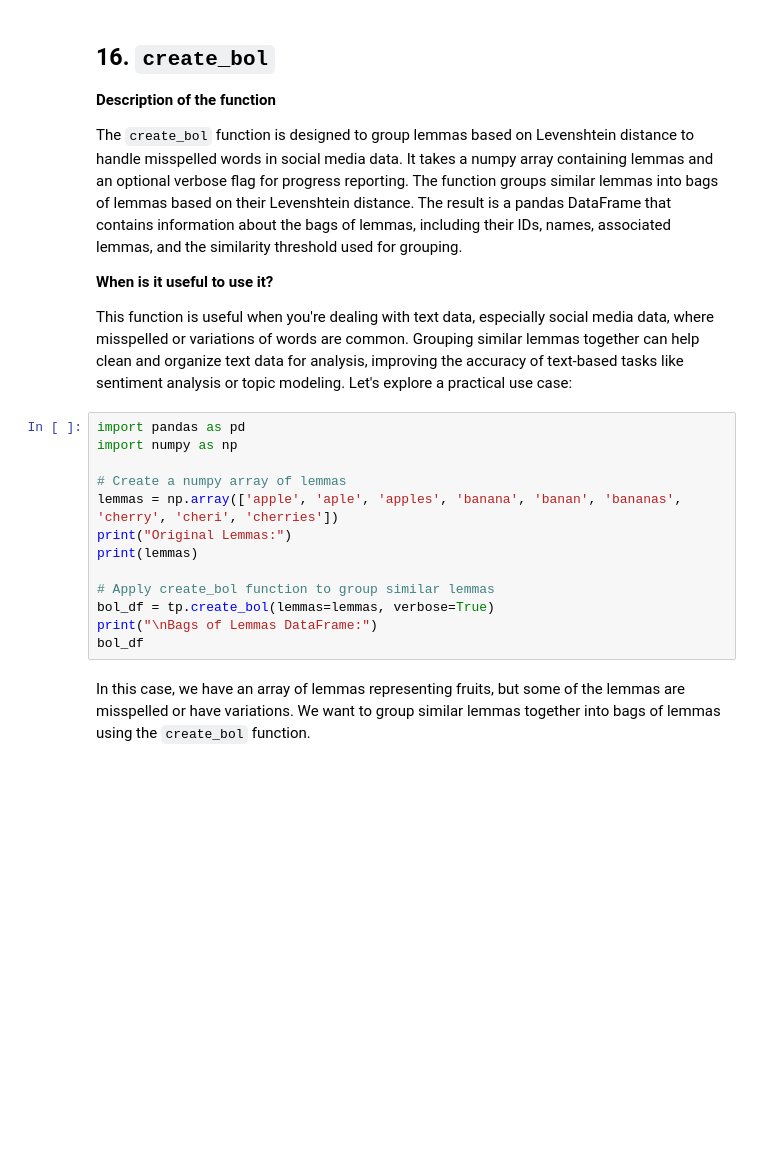
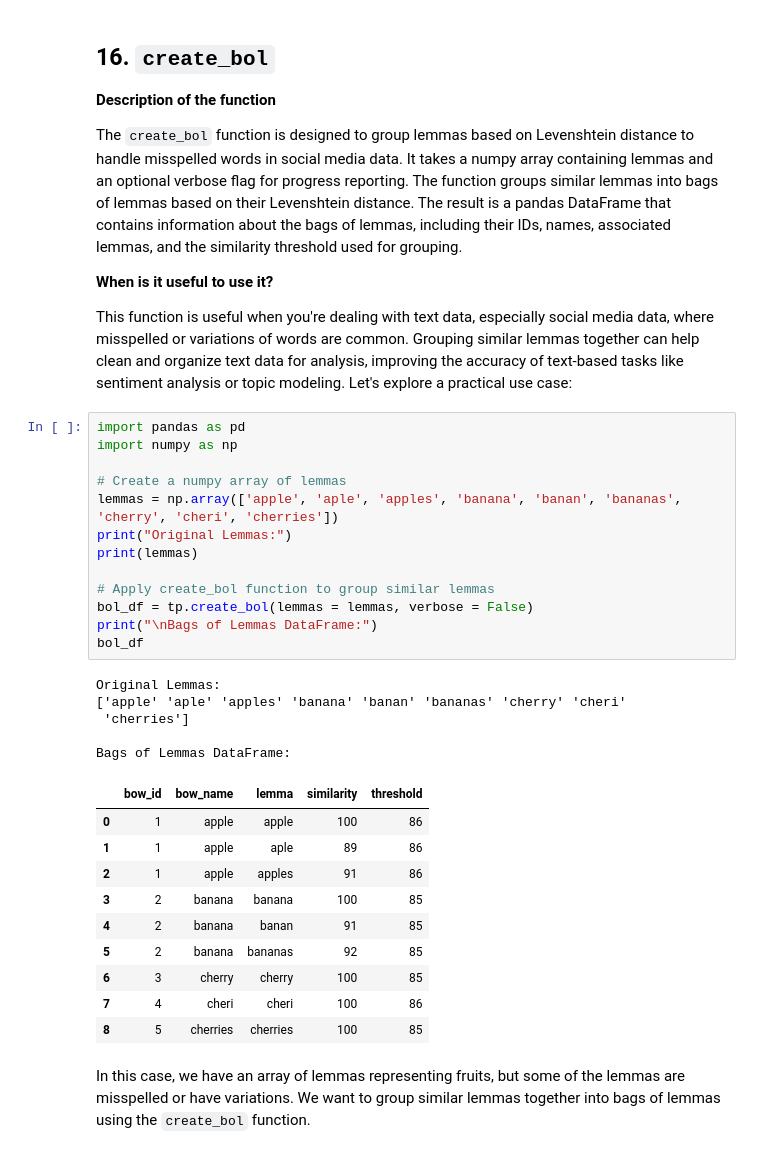
Before and after one commit to lgomezt/tidyX, a Jupyter notebook: docs/source/examples/tutorial.ipynb, the cells around one changed output. Saved outputs shown, nothing was run; the diff lists cells and outputs as text; blank space fills up the shorter version.

```diff
--- a/docs/source/examples/tutorial.ipynb
+++ b/docs/source/examples/tutorial.ipynb
@@ -415,16 +484,32 @@ This function is useful when you're dealing with text data, especially social me
 # %%
 import pandas as pd
 import numpy as np
 
 # Create a numpy array of lemmas
 lemmas = np.array(['apple', 'aple', 'apples', 'banana', 'banan', 'bananas', 'cherry', 'cheri', 'cherries'])
 print("Original Lemmas:")
 print(lemmas)
 
 # Apply create_bol function to group similar lemmas
-bol_df = tp.create_bol(lemmas=lemmas, verbose=True)
+bol_df = tp.create_bol(lemmas = lemmas, verbose = False)
 print("\nBags of Lemmas DataFrame:")
 bol_df
+# %% [output]
+Original Lemmas:
+['apple' 'aple' 'apples' 'banana' 'banan' 'bananas' 'cherry' 'cheri'
+ 'cherries']
+
+Bags of Lemmas DataFrame:
+|  | bow_id | bow_name | lemma | similarity | threshold |
+| 0 | 1 | apple | apple | 100 | 86 |
+| 1 | 1 | apple | aple | 89 | 86 |
+| 2 | 1 | apple | apples | 91 | 86 |
+| 3 | 2 | banana | banana | 100 | 85 |
+| 4 | 2 | banana | banan | 91 | 85 |
+| 5 | 2 | banana | bananas | 92 | 85 |
+| 6 | 3 | cherry | cherry | 100 | 85 |
+| 7 | 4 | cheri | cheri | 100 | 86 |
+| 8 | 5 | cherries | cherries | 100 | 85 |
 # %% [markdown]
 In this case, we have an array of lemmas representing fruits, but some of the lemmas are misspelled or have variations. We want to group similar lemmas together into bags of lemmas using the `create_bol` function.
 # %% [markdown]
```
Also changed, not shown: parts of 26 cells of this notebook, 1 other file.
